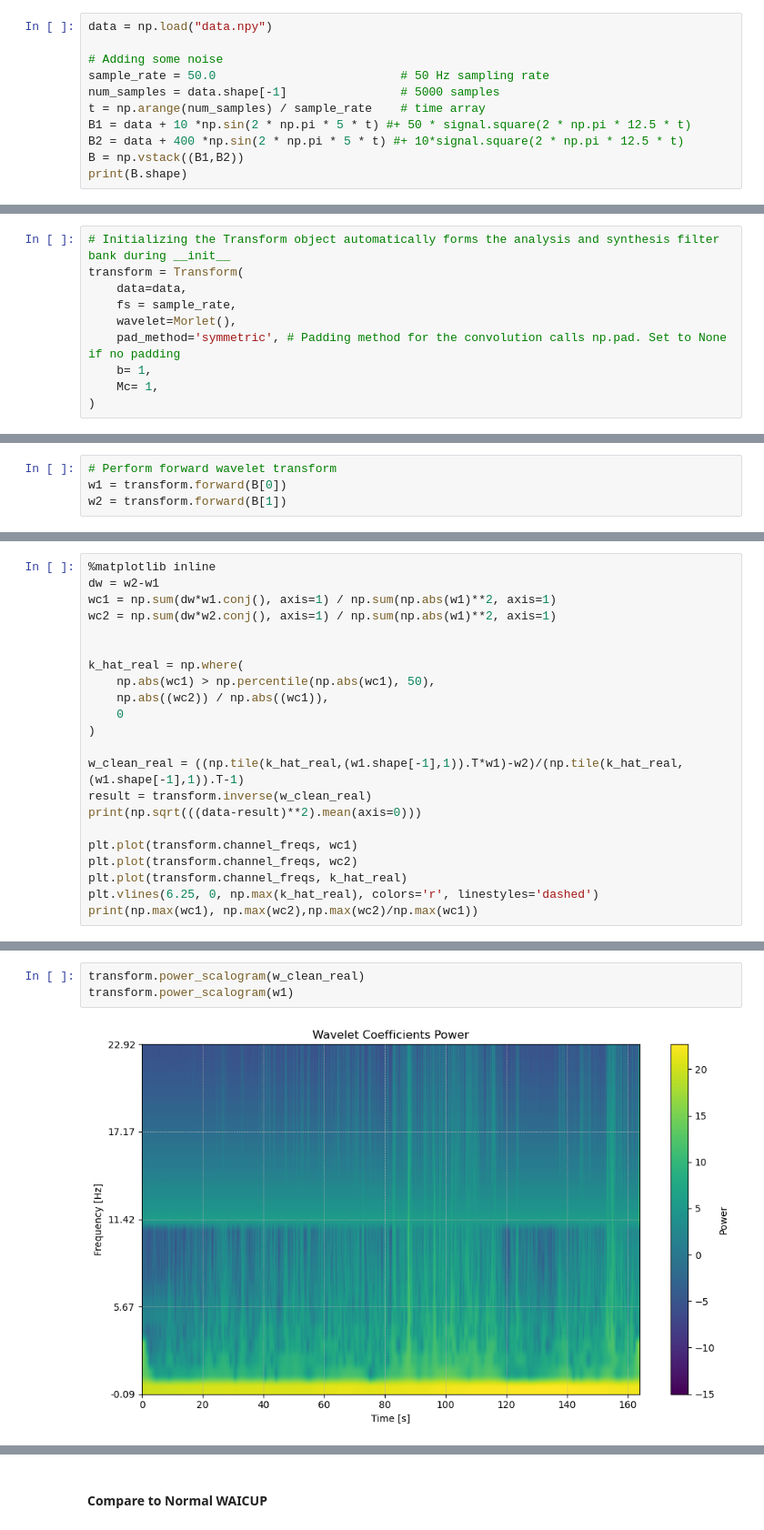
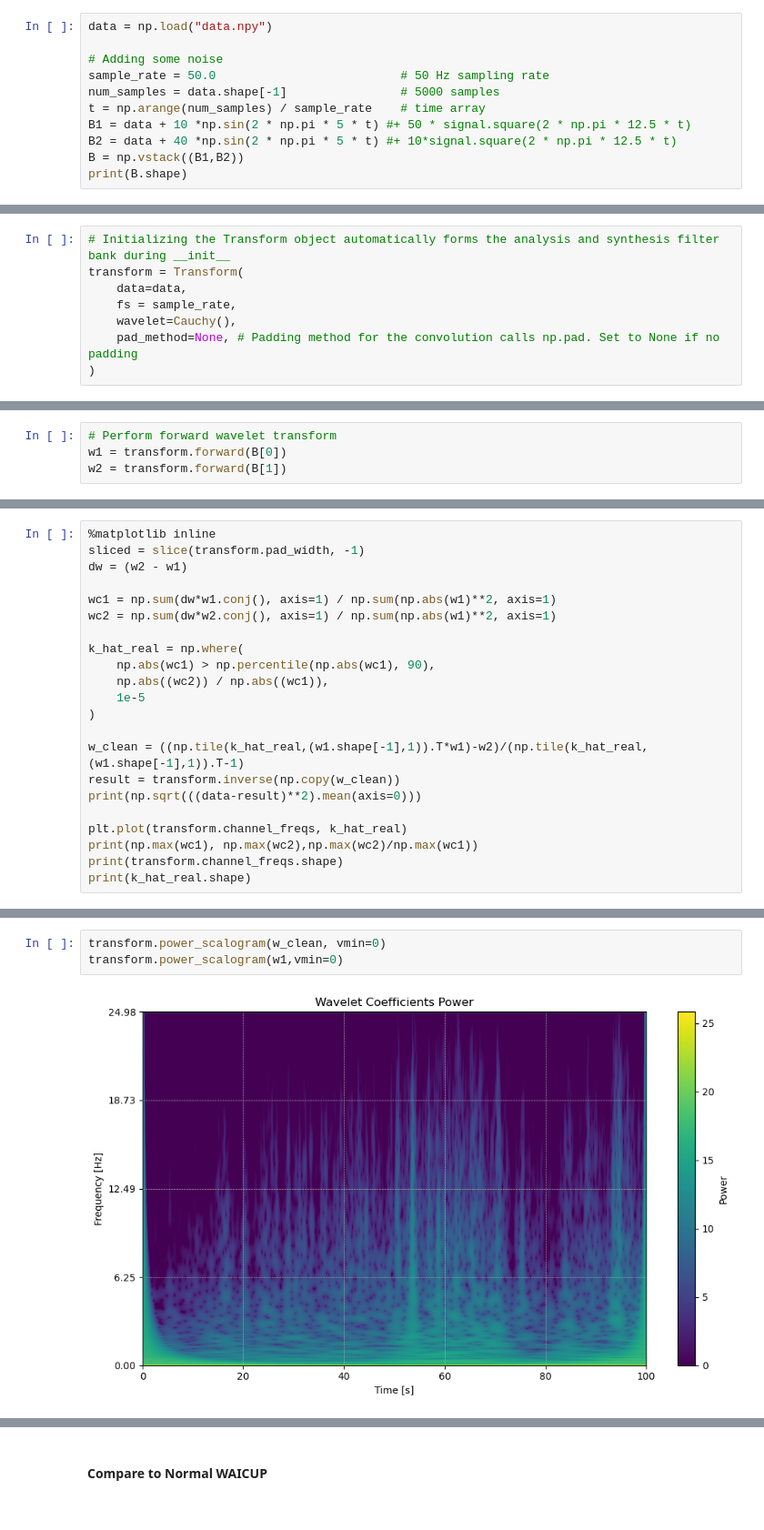
Before and after one commit to aphoffmann/InvertibleWavelets, a Jupyter notebook: WAICUP_TEST.ipynb, the cells around one changed output, grey strips where cells are left out. Shown at 91% size. Cells and saved outputs as stored; diff of their text form.

Commit message:
K_hat is working but inverse is adding noise?
Fixed padding issue

```diff
--- a/WAICUP_TEST.ipynb
+++ b/WAICUP_TEST.ipynb
@@ -15,7 +15,7 @@ sample_rate = 50.0                          # 50 Hz sampling rate
 num_samples = data.shape[-1]                # 5000 samples
 t = np.arange(num_samples) / sample_rate    # time array
 B1 = data + 10 *np.sin(2 * np.pi * 5 * t) #+ 50 * signal.square(2 * np.pi * 12.5 * t)
-B2 = data + 400 *np.sin(2 * np.pi * 5 * t) #+ 10*signal.square(2 * np.pi * 12.5 * t)
+B2 = data + 40 *np.sin(2 * np.pi * 5 * t) #+ 10*signal.square(2 * np.pi * 12.5 * t)
 B = np.vstack((B1,B2))
 print(B.shape)
 # %% [output]
@@ -27,8 +27,6 @@ print(B.shape)
 transform = Transform(
     data=data,
     fs = sample_rate,
-    wavelet=Morlet(),
-    pad_method='symmetric', # Padding method for the convolution calls np.pad. Set to None if no padding
-    b= 1,
-    Mc= 1,
+    wavelet=Cauchy(),
+    pad_method=None, # Padding method for the convolution calls np.pad. Set to None if no padding
 )
@@ -43,23 +43,23 @@ result2 = transform.inverse(w2)
 # %%
 %matplotlib inline
-dw = w2-w1
+sliced = slice(transform.pad_width, -1)
+dw = (w2 - w1)
+
 wc1 = np.sum(dw*w1.conj(), axis=1) / np.sum(np.abs(w1)**2, axis=1)
 wc2 = np.sum(dw*w2.conj(), axis=1) / np.sum(np.abs(w1)**2, axis=1)
 
-
 k_hat_real = np.where(
-    np.abs(wc1) > np.percentile(np.abs(wc1), 50),
+    np.abs(wc1) > np.percentile(np.abs(wc1), 90),
     np.abs((wc2)) / np.abs((wc1)),
-    0
+    1e-5
 )
 
-w_clean_real = ((np.tile(k_hat_real,(w1.shape[-1],1)).T*w1)-w2)/(np.tile(k_hat_real,(w1.shape[-1],1)).T-1)
-result = transform.inverse(w_clean_real)
+w_clean = ((np.tile(k_hat_real,(w1.shape[-1],1)).T*w1)-w2)/(np.tile(k_hat_real,(w1.shape[-1],1)).T-1)
+result = transform.inverse(np.copy(w_clean))
 print(np.sqrt(((data-result)**2).mean(axis=0)))
 
-plt.plot(transform.channel_freqs, wc1)
-plt.plot(transform.channel_freqs, wc2)
 plt.plot(transform.channel_freqs, k_hat_real)
-plt.vlines(6.25, 0, np.max(k_hat_real), colors='r', linestyles='dashed')
 print(np.max(wc1), np.max(wc2),np.max(wc2)/np.max(wc1))
+print(transform.channel_freqs.shape)
+print(k_hat_real.shape)
 # %% [output]
@@ -69,5 +71,5 @@ print(np.max(wc1), np.max(wc2),np.max(wc2)/np.max(wc1))
 # %%
-transform.power_scalogram(w_clean_real)
-transform.power_scalogram(w1)
+transform.power_scalogram(w_clean, vmin=0)
+transform.power_scalogram(w1,vmin=0)
 # %% [output]
-[figure, old version]
+[figure, new version]
```
Also changed, not shown: parts of 13 cells of this notebook, 1 other file.
